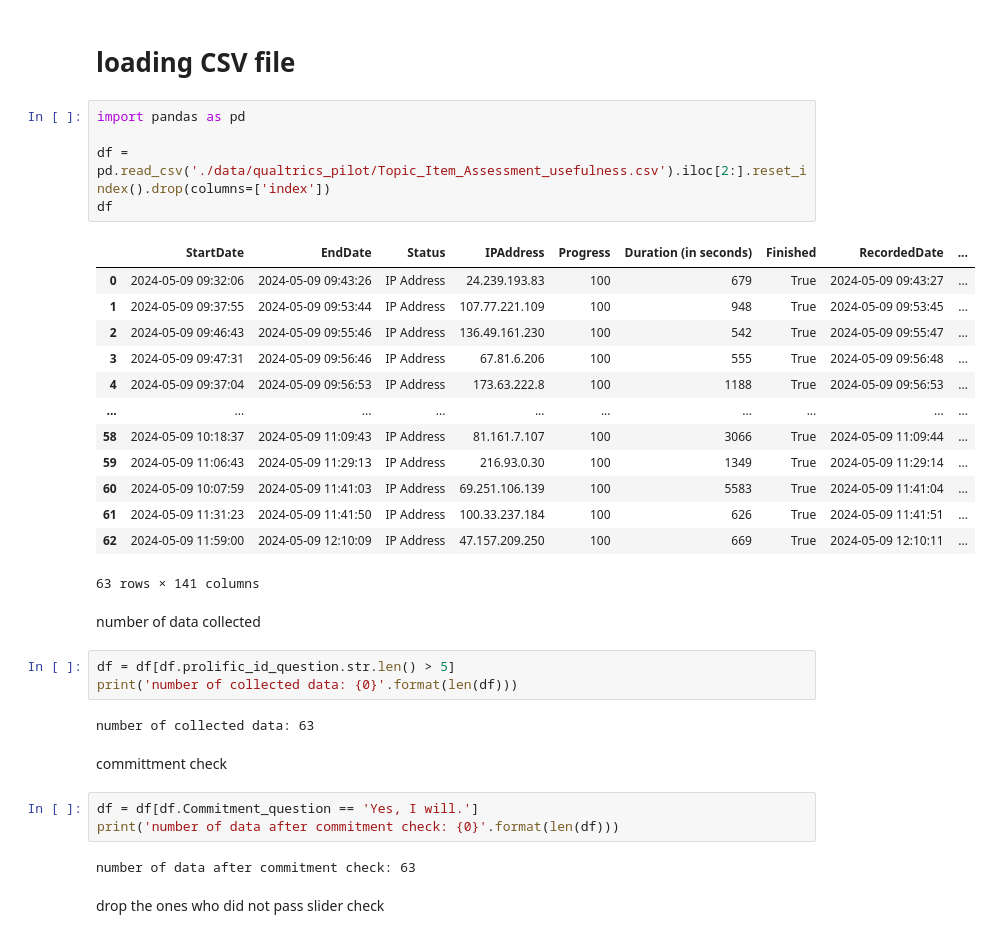
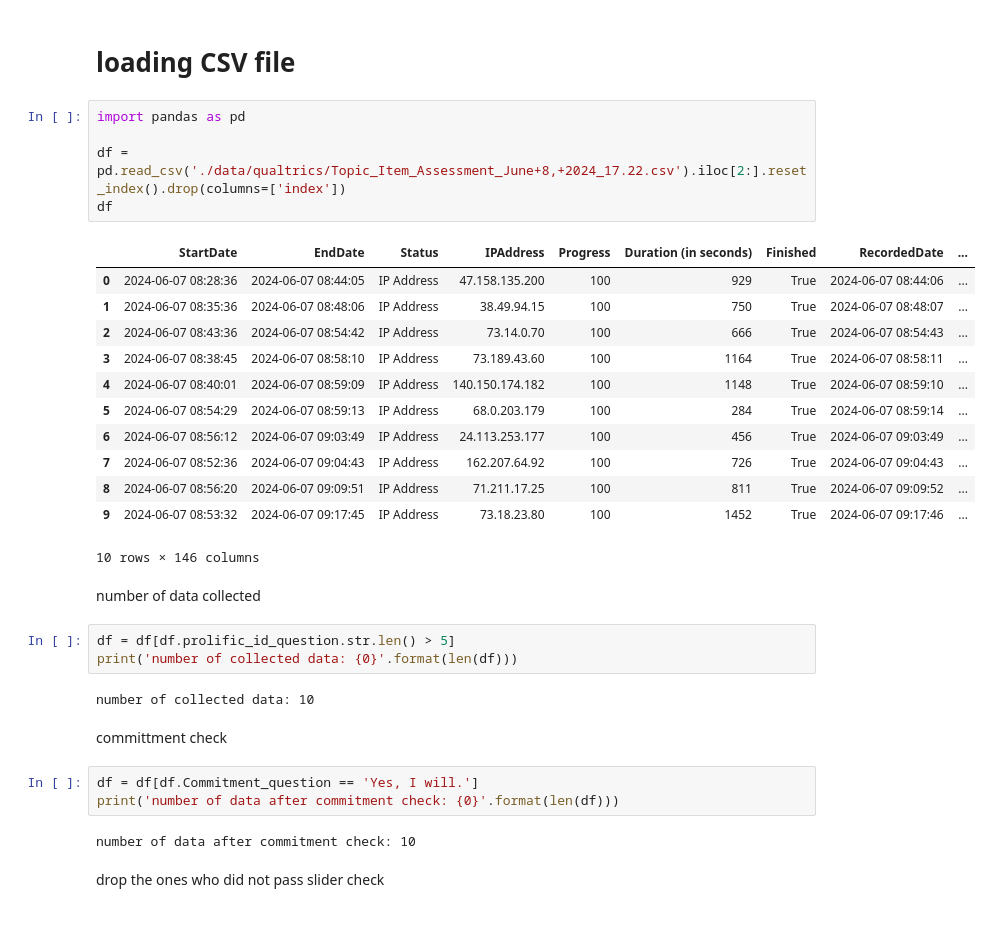
Before and after one commit to aminmarani/topic_modeling_comparison, a Jupyter notebook: data_analysis.ipynb, the cells around one changed output. Cells and saved outputs as stored; diff of their text form.

```diff
--- a/data_analysis.ipynb
+++ b/data_analysis.ipynb
@@ -7,36 +7,35 @@
 # %%
 import pandas as pd
 
-df = pd.read_csv('./data/qualtrics_pilot/Topic_Item_Assessment_usefulness.csv').iloc[2:].reset_index().drop(columns=['index'])
+df = pd.read_csv('./data/qualtrics/Topic_Item_Assessment_June+8,+2024_17.22.csv').iloc[2:].reset_index().drop(columns=['index'])
 df
 # %% [output]
 |  | StartDate | EndDate | Status | IPAddress | Progress | Duration (in seconds) | Finished | RecordedDate | ... |
-| 0 | 2024-05-09 09:32:06 | 2024-05-09 09:43:26 | IP Address | 24.239.193.83 | 100 | 679 | True | 2024-05-09 09:43:27 | ... |
-| 1 | 2024-05-09 09:37:55 | 2024-05-09 09:53:44 | IP Address | 107.77.221.109 | 100 | 948 | True | 2024-05-09 09:53:45 | ... |
-| 2 | 2024-05-09 09:46:43 | 2024-05-09 09:55:46 | IP Address | 136.49.161.230 | 100 | 542 | True | 2024-05-09 09:55:47 | ... |
-| 3 | 2024-05-09 09:47:31 | 2024-05-09 09:56:46 | IP Address | 67.81.6.206 | 100 | 555 | True | 2024-05-09 09:56:48 | ... |
-| 4 | 2024-05-09 09:37:04 | 2024-05-09 09:56:53 | IP Address | 173.63.222.8 | 100 | 1188 | True | 2024-05-09 09:56:53 | ... |
-| ... | ... | ... | ... | ... | ... | ... | ... | ... | ... |
-| 58 | 2024-05-09 10:18:37 | 2024-05-09 11:09:43 | IP Address | 81.161.7.107 | 100 | 3066 | True | 2024-05-09 11:09:44 | ... |
-| 59 | 2024-05-09 11:06:43 | 2024-05-09 11:29:13 | IP Address | 216.93.0.30 | 100 | 1349 | True | 2024-05-09 11:29:14 | ... |
-| 60 | 2024-05-09 10:07:59 | 2024-05-09 11:41:03 | IP Address | 69.251.106.139 | 100 | 5583 | True | 2024-05-09 11:41:04 | ... |
-| 61 | 2024-05-09 11:31:23 | 2024-05-09 11:41:50 | IP Address | 100.33.237.184 | 100 | 626 | True | 2024-05-09 11:41:51 | ... |
-| 62 | 2024-05-09 11:59:00 | 2024-05-09 12:10:09 | IP Address | 47.157.209.250 | 100 | 669 | True | 2024-05-09 12:10:11 | ... |
+| 0 | 2024-06-07 08:28:36 | 2024-06-07 08:44:05 | IP Address | 47.158.135.200 | 100 | 929 | True | 2024-06-07 08:44:06 | ... |
+| 1 | 2024-06-07 08:35:36 | 2024-06-07 08:48:06 | IP Address | 38.49.94.15 | 100 | 750 | True | 2024-06-07 08:48:07 | ... |
+| 2 | 2024-06-07 08:43:36 | 2024-06-07 08:54:42 | IP Address | 73.14.0.70 | 100 | 666 | True | 2024-06-07 08:54:43 | ... |
+| 3 | 2024-06-07 08:38:45 | 2024-06-07 08:58:10 | IP Address | 73.189.43.60 | 100 | 1164 | True | 2024-06-07 08:58:11 | ... |
+| 4 | 2024-06-07 08:40:01 | 2024-06-07 08:59:09 | IP Address | 140.150.174.182 | 100 | 1148 | True | 2024-06-07 08:59:10 | ... |
+| 5 | 2024-06-07 08:54:29 | 2024-06-07 08:59:13 | IP Address | 68.0.203.179 | 100 | 284 | True | 2024-06-07 08:59:14 | ... |
+| 6 | 2024-06-07 08:56:12 | 2024-06-07 09:03:49 | IP Address | 24.113.253.177 | 100 | 456 | True | 2024-06-07 09:03:49 | ... |
+| 7 | 2024-06-07 08:52:36 | 2024-06-07 09:04:43 | IP Address | 162.207.64.92 | 100 | 726 | True | 2024-06-07 09:04:43 | ... |
+| 8 | 2024-06-07 08:56:20 | 2024-06-07 09:09:51 | IP Address | 71.211.17.25 | 100 | 811 | True | 2024-06-07 09:09:52 | ... |
+| 9 | 2024-06-07 08:53:32 | 2024-06-07 09:17:45 | IP Address | 73.18.23.80 | 100 | 1452 | True | 2024-06-07 09:17:46 | ... |
-63 rows × 141 columns
+10 rows × 146 columns
 # %% [markdown]
 number of data collected
 # %%
 df = df[df.prolific_id_question.str.len() > 5]
 print('number of collected data: {0}'.format(len(df)))
 # %% [output]
-number of collected data: 63
+number of collected data: 10
 # %% [markdown]
 committment check
 # %%
 df = df[df.Commitment_question == 'Yes, I will.']
 print('number of data after commitment check: {0}'.format(len(df)))
 # %% [output]
-number of data after commitment check: 63
+number of data after commitment check: 10
 # %% [markdown]
 drop the ones who did not pass slider check
 # %%
```
Also changed, not shown: parts of 8 cells of this notebook.
